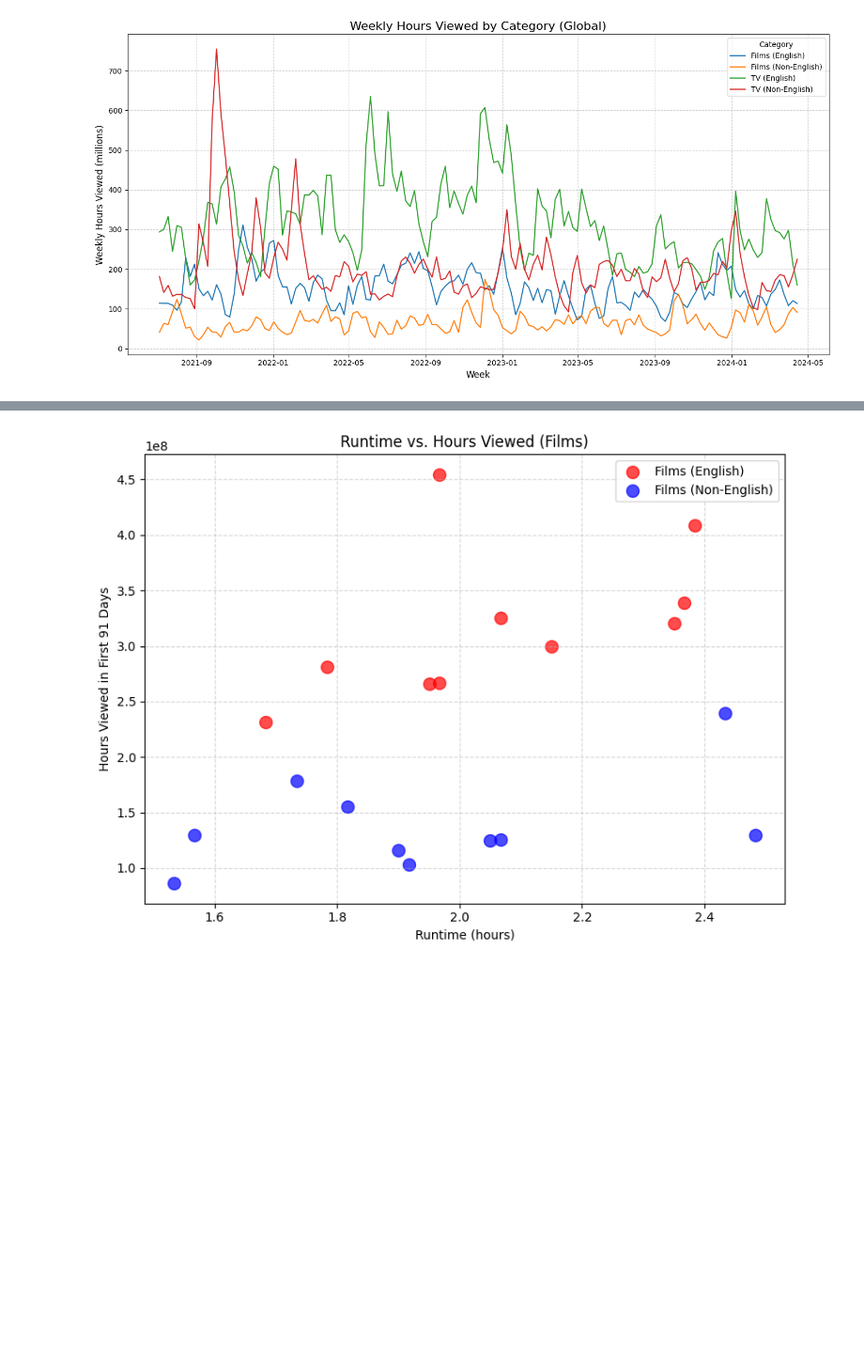
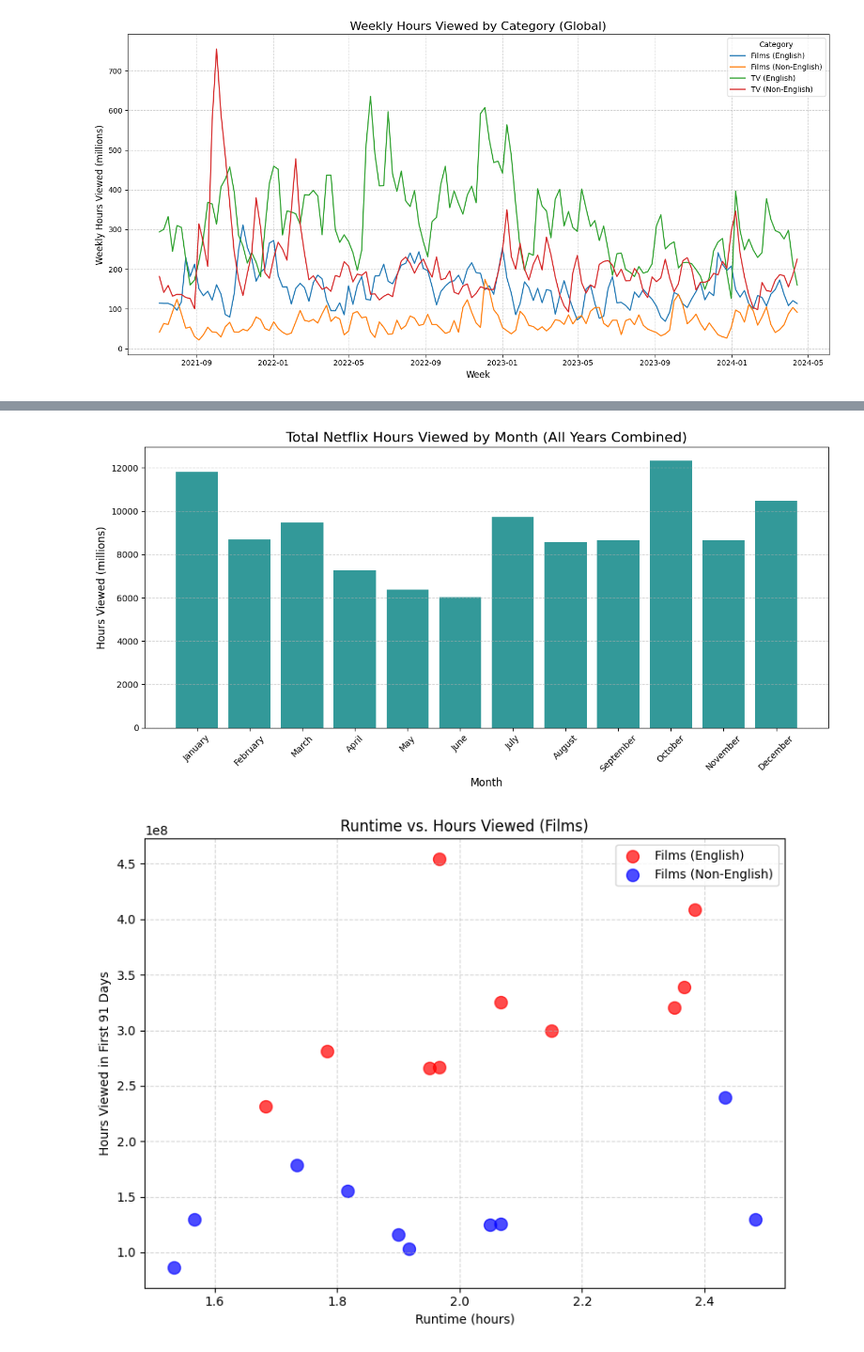
Before and after one commit to gabriel-joseph/data_science_portfolio, a Jupyter notebook: fall2025/dsc640_data_viz/week1_2/sample.ipynb, the cells around one changed output, grey strips where cells are left out. Shown at 94% size. Cells and saved outputs as stored; diff of their text form; code cells hidden in the pictures; blank space fills up the shorter version.

```diff
--- a/fall2025/dsc640_data_viz/week1_2/sample.ipynb
+++ b/fall2025/dsc640_data_viz/week1_2/sample.ipynb
@@ -67,3 +98,35 @@ plt.show()
+# %%
+# Ensure week column is datetime
+all_weeks_global_netflix["week"] = pd.to_datetime(all_weeks_global_netflix["week"], errors="coerce")
+
+# Extract month number and name
+all_weeks_global_netflix["month_num"] = all_weeks_global_netflix["week"].dt.month
+all_weeks_global_netflix["month_name"] = all_weeks_global_netflix["week"].dt.month_name()
+
+# Group by month number (to keep correct order), summing across all years
+monthly_trends = (
+    all_weeks_global_netflix.groupby(["month_num", "month_name"])["weekly_hours_viewed"]
+    .sum()
+    .reset_index()
+    .sort_values("month_num")
+)
+
+# Convert to millions
+monthly_trends["views_millions"] = monthly_trends["weekly_hours_viewed"] / 1e6
+
+# Plot bar chart
+plt.figure(figsize=(12, 6))
+plt.bar(monthly_trends["month_name"], monthly_trends["views_millions"], color="teal", alpha=0.8)
+
+plt.title("Total Netflix Hours Viewed by Month (All Years Combined)", fontsize=16)
+plt.xlabel("Month", fontsize=12)
+plt.ylabel("Hours Viewed (millions)", fontsize=12)
+plt.xticks(rotation=45)
+plt.grid(True, linestyle="--", alpha=0.5, axis="y")
+plt.tight_layout()
+plt.show()
+# %% [output]
+[figure, added]
 # %%
 
 # Scatter plot for Films (English) and Films (Non-English)
```
Also changed, not shown: parts of 3 cells of this notebook, 3 other files.
